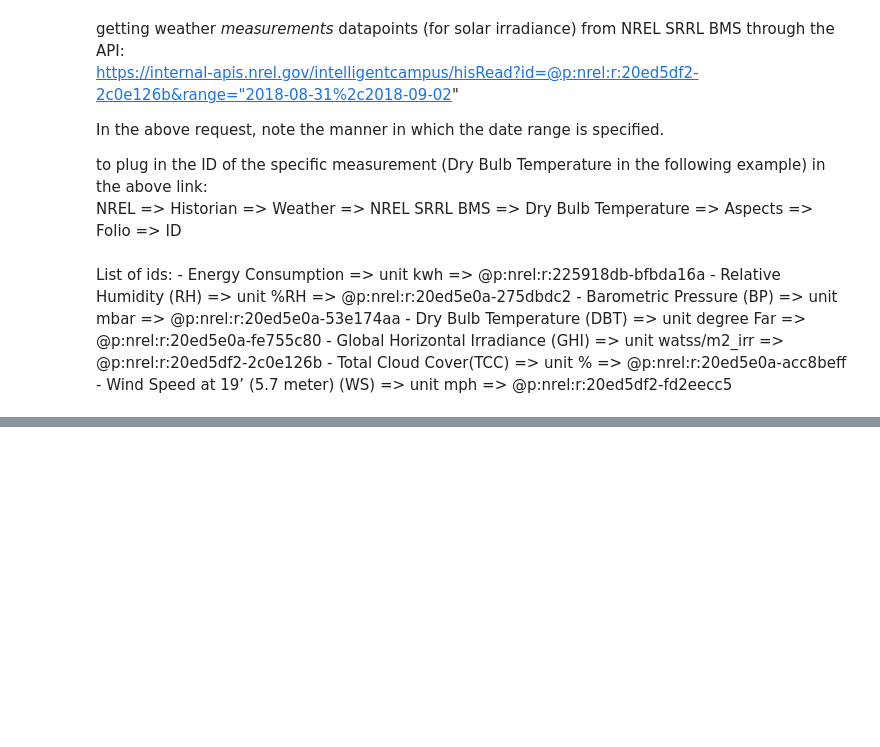
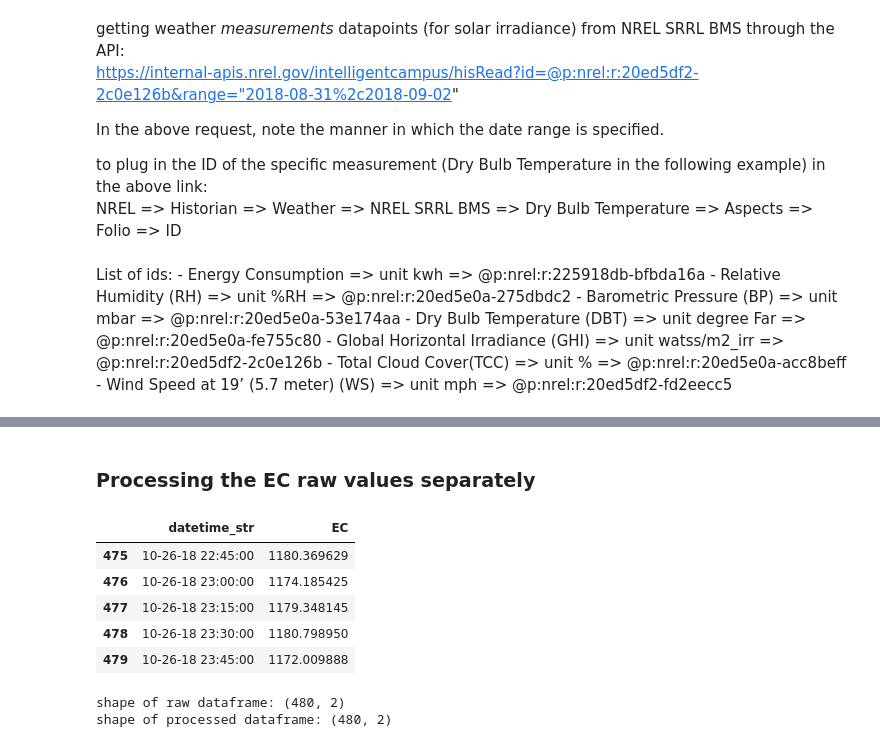
Before and after one commit to NREL/Wattile, a Jupyter notebook: pulling_in_energy_data.ipynb, the cells around one changed output, grey strips where cells are left out. Cells and saved outputs as stored; diff of their text form; code cells hidden in the pictures; blank space fills up the shorter version.

```diff
--- a/pulling_in_energy_data.ipynb
+++ b/pulling_in_energy_data.ipynb
@@ -30,16 +39,16 @@ root_url = 'https://internal-apis.nrel.gov/intelligentcampus/hisRead?id='
 reference_id = ['@p:nrel:r:225918db-bfbda16a','@p:nrel:r:20ed5e0a-275dbdc2','@p:nrel:r:20ed5e0a-53e174aa',
                 '@p:nrel:r:20ed5e0a-fe755c80','@p:nrel:r:20ed5df2-2c0e126b','@p:nrel:r:20ed5e0a-acc8beff',
                 '@p:nrel:r:20ed5df2-fd2eecc5']
-date_range = '&range=\"2018-08-31%2c2018-09-06\"'
-feature_name = ['EC','RH','BP','DBT','GHI','TCC','WS']
+date_range = '&range=\"'+start_date+'%2c'+end_date+'\"'
+feat_name = ['EC','RH','BP','DBT','GHI','TCC','WS']
 
 response_dict = {}
 for i in range(len(reference_id)):
-    response_dict['resp_'+feature_name[i]] = requests.get(root_url+reference_id[i]+date_range)
-    if response_dict['resp_'+feature_name[i]].status_code == 200:
+    response_dict['resp_'+feat_name[i]] = requests.get(root_url+reference_id[i]+date_range)
+    if response_dict['resp_'+feat_name[i]].status_code == 200:
         pass
     else:
-        print("response from {} is not getting fetched from API".format(feature_name[i]))
+        print("response from {} is not getting fetched from API".format(feat_name[i]))
 # %%
 EC = response_dict['resp_EC'].content.decode('utf-8').split("\n")
 EC = EC[2:]
@@ -74,0 +77,18 @@ for i in range(len(feature_name)):
+# %%
+feat_name = ['EC','RH','BP','DBT','GHI','TCC','WS']
+parsed_dict = {}
+for i in range(len(feat_name)):
+    parsed_dict[feat_name[i]] = response_dict['resp_'+feat_name[i]].content.decode('utf-8').split("\n")
+    parsed_dict[feat_name[i]] = parsed_dict[feat_name[i]][2:]
+    parsed_dict[feat_name[i]] = filter(None, parsed_dict[feat_name[i]])
+    parsed_dict[feat_name[i]] = list(map(str_split, parsed_dict[feat_name[i]]))
+
+    # the following line gives list (len 2) of lists (i.e. EC_dt and EC_value)
+    # i.e. EC_dt, EC_value = EC[0], EC[1]
+    parsed_dict[feat_name[i]] = list(zip(*parsed_dict[feat_name[i]]))
+
+    # parsing the datetimeinfo obtained in above list into datetime string, date and time
+    # the lists can be unpacked as:
+    # EC_datetime, EC_date, EC_time = EC_dt_parsed[0], EC_dt_parsed[1], EC_dt_parsed[2]
+    parsed_dict[feat_name[i]+'_dt_parsed'] = list(map(date_parser, parsed_dict[feat_name[i]][0]))
+    parsed_dict[feat_name[i]+'_dt_parsed'] = list(zip(*parsed_dict[feat_name[i]+'_dt_parsed']))
@@ -74,0 +166,14 @@ for i in range(len(feature_name)):
+# %% [markdown]
+### Processing the EC raw values separately
+# %%
+df_EC = pd.DataFrame({'datetime_str':parsed_dict['EC_dt_parsed'][0],'EC':parsed_dict['EC'][1],},
+                 columns=['datetime_str','EC'])
+# %%
+df_EC.tail()
+# %% [output]
+|  | datetime_str | EC |
+| 475 | 10-26-18 22:45:00 | 1180.369629 |
+| 476 | 10-26-18 23:00:00 | 1174.185425 |
+| 477 | 10-26-18 23:15:00 | 1179.348145 |
+| 478 | 10-26-18 23:30:00 | 1180.798950 |
+| 479 | 10-26-18 23:45:00 | 1172.009888 |
@@ -74,0 +183,19 @@ for i in range(len(feature_name)):
+# %%
+df_EC = pd.DataFrame({'datetime_str':parsed_dict['EC_dt_parsed'][0],'EC':parsed_dict['EC'][1],},
+                 columns=['datetime_str','EC'])
+print("shape of raw dataframe: {}".format(df_EC.shape))
+
+df_EC['datetime_str'] = pd.to_datetime(df_EC['datetime_str'])
+if not (df_EC.loc[0, 'datetime_str'] == pd.to_datetime(start_date+' '+EC_start_time)):
+    df_EC.loc[0, 'datetime_str'] = pd.to_datetime(start_date+' '+EC_start_time)
+if not (df_EC.loc[df_EC.index[-1], 'datetime_str'] == pd.to_datetime(end_date+' '+EC_end_time)):
+    df_EC.loc[df_EC.index[-1], 'datetime_str'] = pd.to_datetime(end_date+' '+EC_end_time)
+
+df_EC=df_EC.set_index('datetime_str').resample("15min").first().reset_index().reindex(columns=df_EC.columns)
+cols = df_EC.columns.difference(['EC'])
+df_EC[cols] = df_EC[cols].ffill()
+df_EC['EC'] = df_EC['EC'].fillna(((df_EC['EC'].shift() + df_EC['EC'].shift(-1))/2))
+print("shape of processed dataframe: {}".format(df_EC.shape))
+# %% [output]
+shape of raw dataframe: (480, 2)
+shape of processed dataframe: (480, 2)
```
Also changed, not shown: parts of 17 cells of this notebook, 1 other file.
